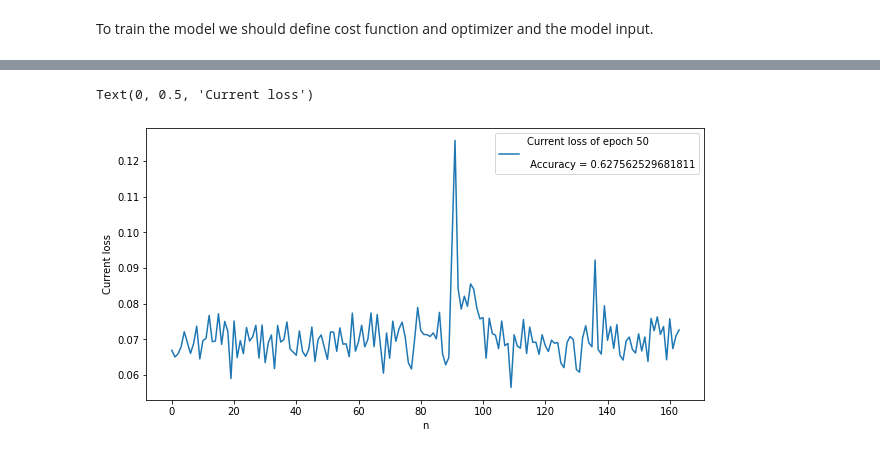
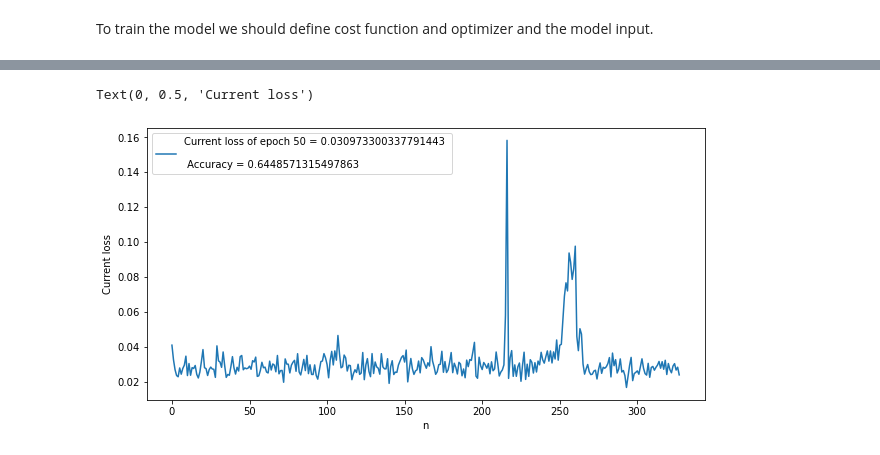
Before and after one commit to eegoro/Advanced-Natural-Language-Processing, a Jupyter notebook: hw2.ipynb, the cells around one changed output, grey strips where cells are left out. Cells and saved outputs as stored; diff of their text form; code cells hidden in the pictures.

```diff
--- a/hw2.ipynb
+++ b/hw2.ipynb
@@ -24,7 +24,7 @@ import torch
 import torch.nn as nn
 import torch.nn.functional as F
 # %%
-PATH_TO_DATA = '/content/sample_data'
+PATH_TO_DATA = 'sample_data'
 # %%
 data = pd.read_csv(os.path.join(PATH_TO_DATA, 'train.csv'))
 # %% [markdown]
@@ -215,7 +216,7 @@ class SiameseModel(nn.Module):
     Returns:
         A PyTorch Siamese model.
     """
-    def __init__(self, vocab_size=len(vocab), d_model=1024, hid_size=512, num_layers=1):
+    def __init__(self, vocab_size=len(vocab), d_model=1024//2, hid_size=512//2, num_layers=1):
         super(SiameseModel, self).__init__()
         # you are free to modify the network and add additional elements
         self.emb = nn.Embedding(vocab_size, d_model) # defining the embeddings of vocab and d_model size
@@ -282,7 +283,7 @@ Triplet Loss: tensor(0.5000, device='cuda:0', dtype=torch.float64, grad_fn=<Mean
 To train the model we should define cost function and optimizer and the model input.
 # %%
 # you can vary the hyperparams
-BATCH_SIZE = 512
+BATCH_SIZE = 256
 
 train_iter = iterator(
       q1_train,
@@ -296,7 +297,7 @@ model = SiameseModel()
 optimizer = torch.optim.SGD(model.parameters(), lr=1e-2, weight_decay=0.0005)
 learning_rate = 0.01
 momentum = 0.9
-num_epoch = 50
+num_epoch = 150
 # %%
 def classify(test_q1, test_q2, y, threshold, model, vocab, data_generator=data_generator, batch_size=64):
     """Function to test the accuracy of the model.
@@ -394,10 +395,10 @@ Accuracy 0.627562529681811
 # %%
 import matplotlib.pyplot as plt
 plt.figure(figsize=(10,5))
-plt.plot([float(i) for i in losses], label=f'Current loss of epoch 50 \n\n Accuracy = {accuracy}', markersize=1)
+plt.plot([float(i) for i in losses], label=f'Current loss of epoch 50 = {torch.mean(torch.FloatTensor(losses))} \n\n Accuracy = {accuracy}', markersize=1)
 plt.legend()
 plt.xlabel("n")
 plt.ylabel("Current loss")
 # %% [output]
 Text(0, 0.5, 'Current loss')
-[figure, old version]
+[figure, new version]
```
Also changed, not shown: parts of 3 cells of this notebook.
